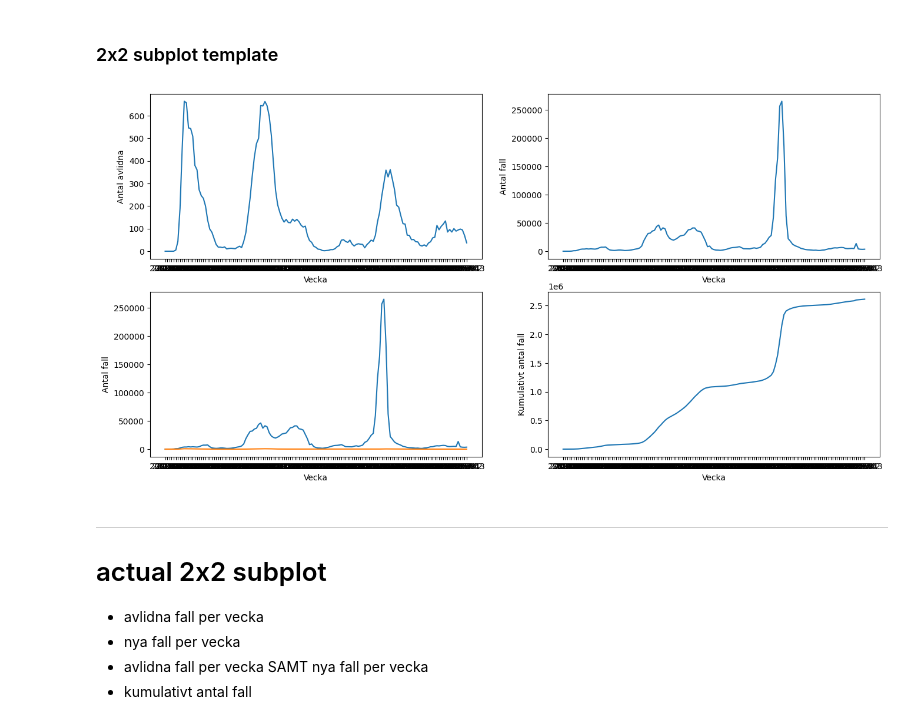
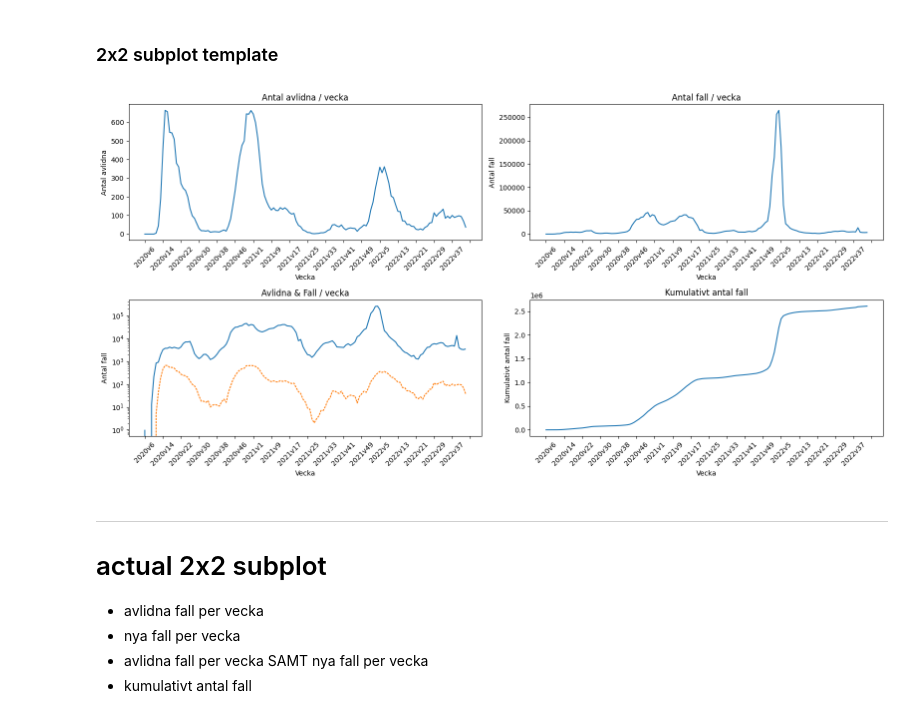
Before and after one commit to JonasBE13/Databehandling-Jonas-Bengtstrom, a Jupyter notebook: LABB 1/Labb.ipynb, the cells around one changed output. Drawn from its saved outputs; the diff is of its cells as text; code cells hidden in the pictures.

Commit message:
making 2x2 look nicer

```diff
--- a/LABB 1/Labb.ipynb
+++ b/LABB 1/Labb.ipynb
@@ -153,21 +153,32 @@ df_covid19.head()
 # %%
 fig, axes = plt.subplots(2, 2, figsize=(16, 8))  # create a 2x2 subplot with graphs
 
 titles = {
      "Antal avlidna / vecka": "Antal avlidna",
      "Antal fall / vecka": "Antal fall",
      "Avlidna & Fall / vecka": ["Antal fall", "Antal avlidna"],
      "Kumulativt antal fall": "Kumulativt antal fall"
 }
 
 for ax, (title, series) in zip(axes.flatten(), titles.items()):
      if isinstance(series, list):
           for i, serie in enumerate(series):
-               sns.lineplot(df_covid19, x = "Vecka", y = serie, ax = ax)
+               sns.lineplot(df_covid19, x = "Vecka", y = serie, ax = ax, dashes=[i +1, i])
+          ax.set_yscale("log") # sets the scale to logarithmic. it is necessary when there's a large value range in the data, as there is in 'Avlidna & fall / vecka'.
+          # it's still hard to read, but this makes more sense. without 'ax.set_yscale("log")' it would seem like no one died, as the line would look almost flat.
+          # take 2020v46 as an example. around 200 people died but at least 40 000ish people got infected. too big of a delta to represent without log.
      else:
           sns.lineplot(df_covid19, x="Vecka", y=series, ax=ax)
+
+     ax.set_title(title)
+     ax.tick_params(axis = "x", rotation = 45)
+     ax.xaxis.set_major_locator(plt.MaxNLocator(20)) # 'borrowed' this one from Andreas. shows only 20 ticks, seperated by an even number.
+     # it makes the ticks more readable. if it was set to 10, it'd only show 10 ticks on the x-axis, seperated by 20 weeks for each instance.
+     # '2021v13, 2021v33...' etc.
+     # in this case im using 20, seperated by 8 weeks on every tick.
+     fig.tight_layout() # makes it so ticks, titles etc dont intertwine with eachother
 # %% [output]
-[figure, old version]
+[figure, new version]
 # %% [markdown]
 ____
 # actual 2x2 subplot
```
